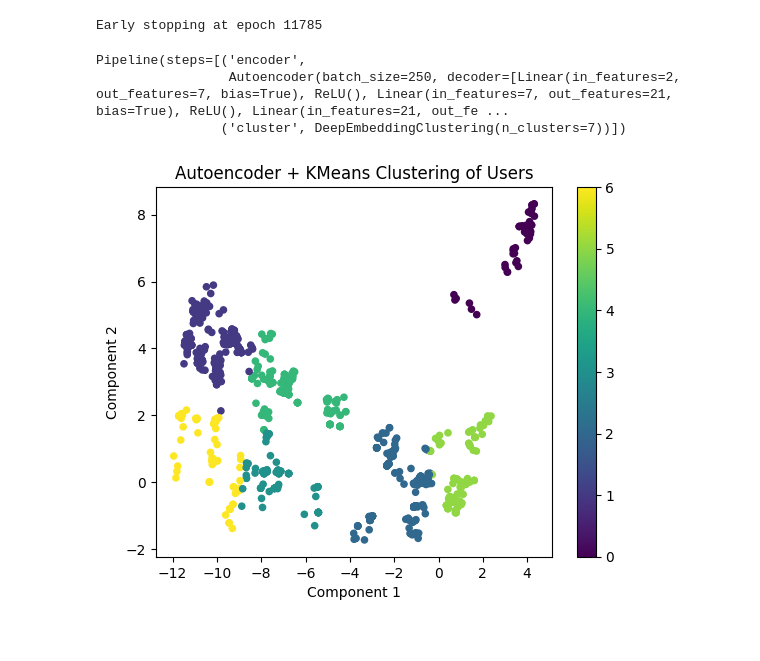
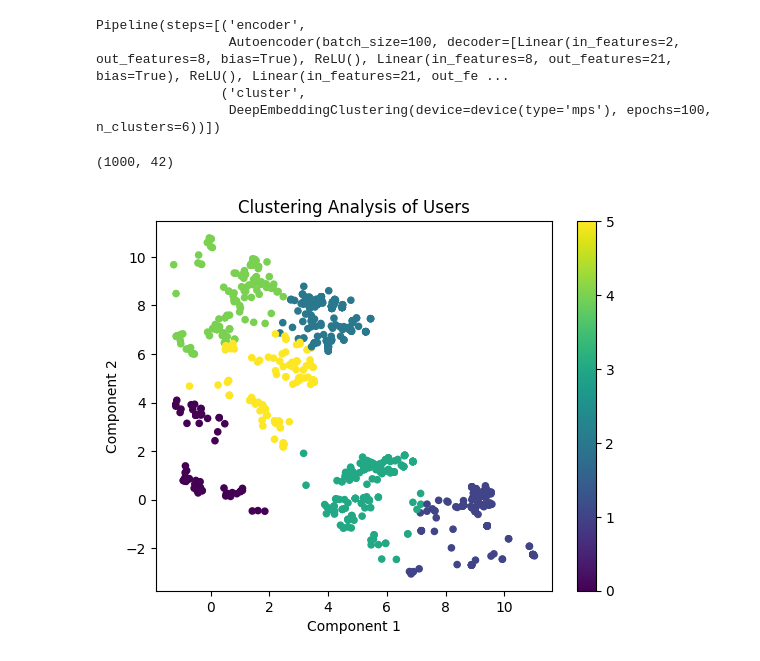
Before and after one commit to RobertDeLaCruzNEU/CS7180-GROUP-007-RecSys, a Jupyter notebook: students/rob/eda.ipynb, the cells around one changed output. Saved outputs shown, nothing was run; the diff lists cells and outputs as text; code cells hidden in the pictures.

Commit message:
EDA clusterng

```diff
--- a/students/rob/eda.ipynb
+++ b/students/rob/eda.ipynb
@@ -519,38 +540,45 @@ class ClusteringLayer(nn.Module):
         return q
 
 class DeepEmbeddingClustering(nn.Module, BaseEstimator, TransformerMixin):
-    def __init__(self, n_clusters=10, alpha=1.0, epochs=50, lr=0.001, batch_size=32):
+    def __init__(self, n_clusters=10, alpha=1.0, epochs=50, lr=0.001, batch_size=32, device=None, seed=42):
         super().__init__()
         self.n_clusters = n_clusters
         self.alpha = alpha
         self.epochs = epochs
         self.lr = lr
         self.batch_size = batch_size
+        self.seed = seed
 
         self.encoder = None
         self.clustering_layer = None
-        self.device = torch.device("cuda" if torch.cuda.is_available() else "cpu")
+        self.device = torch.device(device)
+        self.to(self.device)
+
+    def _set_seed(self, seed):
+        torch.manual_seed(seed)
+        torch.cuda.manual_seed_all(seed)
+        np.random.seed(seed)
+        torch.backends.cudnn.deterministic = True
+        torch.backends.cudnn.benchmark = False
 
     def fit(self, X, y=None):
+        self._set_seed(self.seed)
         X_tensor = torch.tensor(X, dtype=torch.float32).to(self.device)
         embedding_dim = X_tensor.shape[1]
 
-        # Initialize clustering layer
         self.clustering_layer = ClusteringLayer(self.n_clusters, embedding_dim, self.alpha)
         self.to(self.device)
 
-        # 1. Use KMeans to find initial centroids in the latent space
         kmeans = KMeans(n_clusters=self.n_clusters, n_init=10)
         initial_z = X_tensor.cpu().numpy()
         kmeans.fit(initial_z)
         self.clustering_layer.centroids.data = torch.tensor(kmeans.cluster_centers_).to(self.device)
 
-        # 2. Fine-tune the clustering layer
         optimizer = optim.Adam(self.parameters(), lr=self.lr)
         criterion = nn.KLDivLoss(reduction='batchmean')
         loader = DataLoader(TensorDataset(X_tensor), batch_size=self.batch_size, shuffle=False)
 
-        pbar = tqdm(total=self.epochs, desc="DEC Refinement")
+        pbar = tqdm(total=self.epochs, desc="Training")
         self.train()
         for epoch in range(self.epochs):
             with torch.no_grad():
@@ -567,7 +595,7 @@ class DeepEmbeddingClustering(nn.Module, BaseEstimator, TransformerMixin):
                 optimizer.step()
                 epoch_loss += loss.item()
 
-            pbar.set_postfix(loss=f"{epoch_loss/len(loader):.6f}")
+            pbar.set_postfix(loss=f"{epoch_loss:.4f}", epoch=epoch + 1)
             pbar.update(1)
 
         pbar.close()
@@ -600,6 +628,7 @@ encoder = [
     nn.ReLU(),
     nn.Linear(7, 2)
 ]
+
 decoder = [
     nn.Linear(2, 7),
     nn.ReLU(),
@@ -608,23 +637,33 @@ decoder = [
     nn.Linear(21, 42)
 ]
 
+device = "mps"
+if torch.backends.mps.is_available():
+     device = "mps"
+if torch.cuda.is_available():
+     device = "cuda"
+
 model = Pipeline([
-    ('encoder', Autoencoder( encoder, decoder, lr=1e-3, batch_size=250, epochs=100000, min_delta=1e-9 )),
-    ('cluster', DeepEmbeddingClustering( n_clusters=7, epochs=50 ))
+    ('encoder', Autoencoder( encoder, decoder, lr=1e-3, batch_size=100, epochs=10000, min_delta=1e-9, device=device )),
+    ('cluster', DeepEmbeddingClustering( n_clusters=6, epochs=100, device=device ))
 ])
 
 X = users.drop('user_id', axis=1)
 model.fit(X.values)
 # %% [output]
-Early stopping at epoch 11785
+Pipeline(steps=[('encoder',
+                 Autoencoder(batch_size=100, decoder=[Linear(in_features=2, out_features=8, bias=True), ReLU(), Linear(in_features=8, out_features=21, bias=True), ReLU(), Linear(in_features=21, out_fe ...
+                ('cluster',
+                 DeepEmbeddingClustering(device=device(type='mps'), epochs=100, n_clusters=6))])
-Pipeline(steps=[('encoder',
-                 Autoencoder(batch_size=250, decoder=[Linear(in_features=2, out_features=7, bias=True), ReLU(), Linear(in_features=7, out_features=21, bias=True), ReLU(), Linear(in_features=21, out_fe ...
-                ('cluster', DeepEmbeddingClustering(n_clusters=7))])
+# %%
+X.shape
+# %% [output]
+(1000, 42)
 # %%
 components = pd.DataFrame(model.named_steps['encoder'].transform(X.values), columns=['Component 1', 'Component 2'])
 components['user_id'] = users['user_id']
 components['cluster'] = model.predict(X.values)
-components.plot.scatter(x='Component 1', y='Component 2', c=components['cluster'], cmap='viridis', title="Autoencoder + KMeans Clustering of Users")
+components.plot.scatter(x='Component 1', y='Component 2', c=components['cluster'], cmap='viridis', title="Clustering Analysis of Users")
 components.to_csv('../../data/KuaiRand-1K/data/user_clusters.csv', index=False)
 # %% [output]
-[figure, old version]
+[figure, new version]
```
Also changed, not shown: parts of 5 cells of this notebook.
